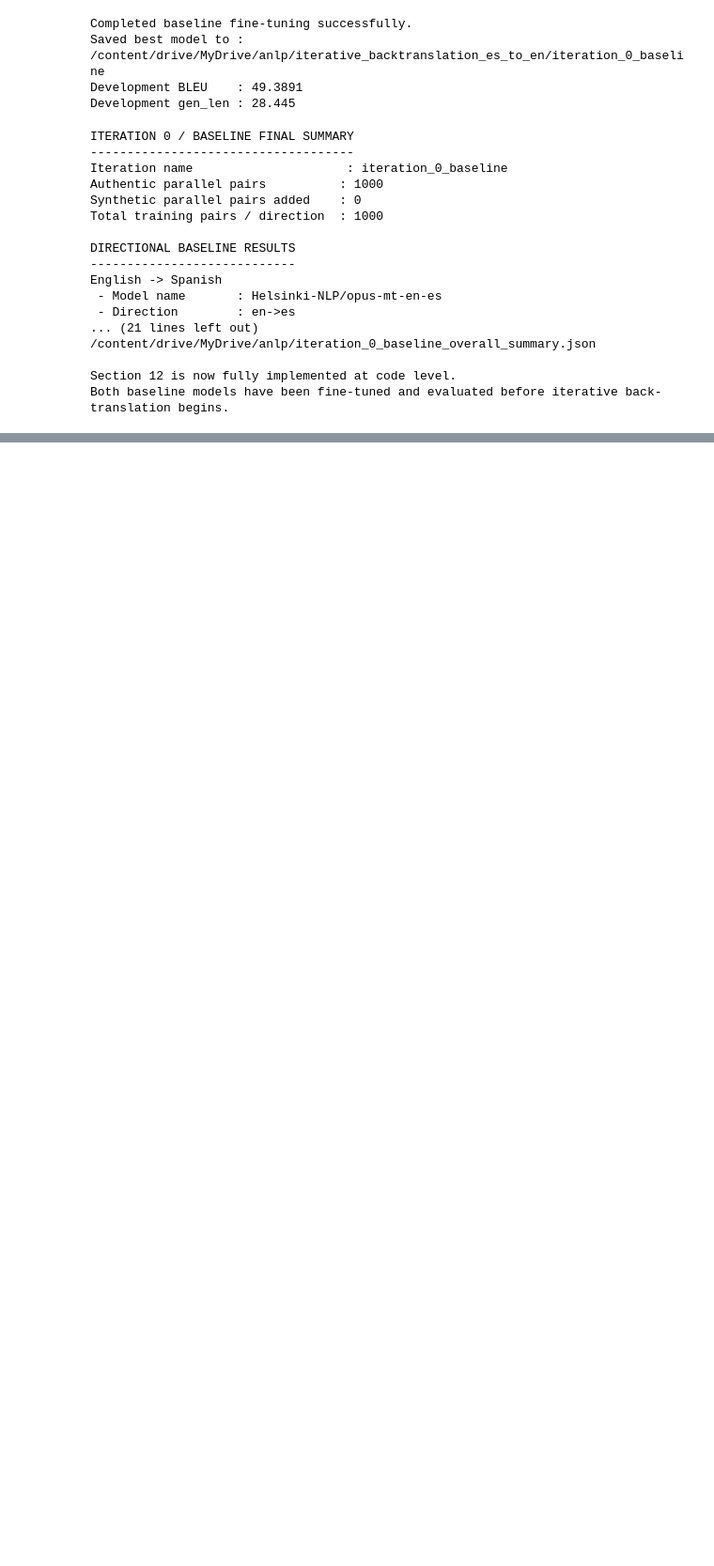
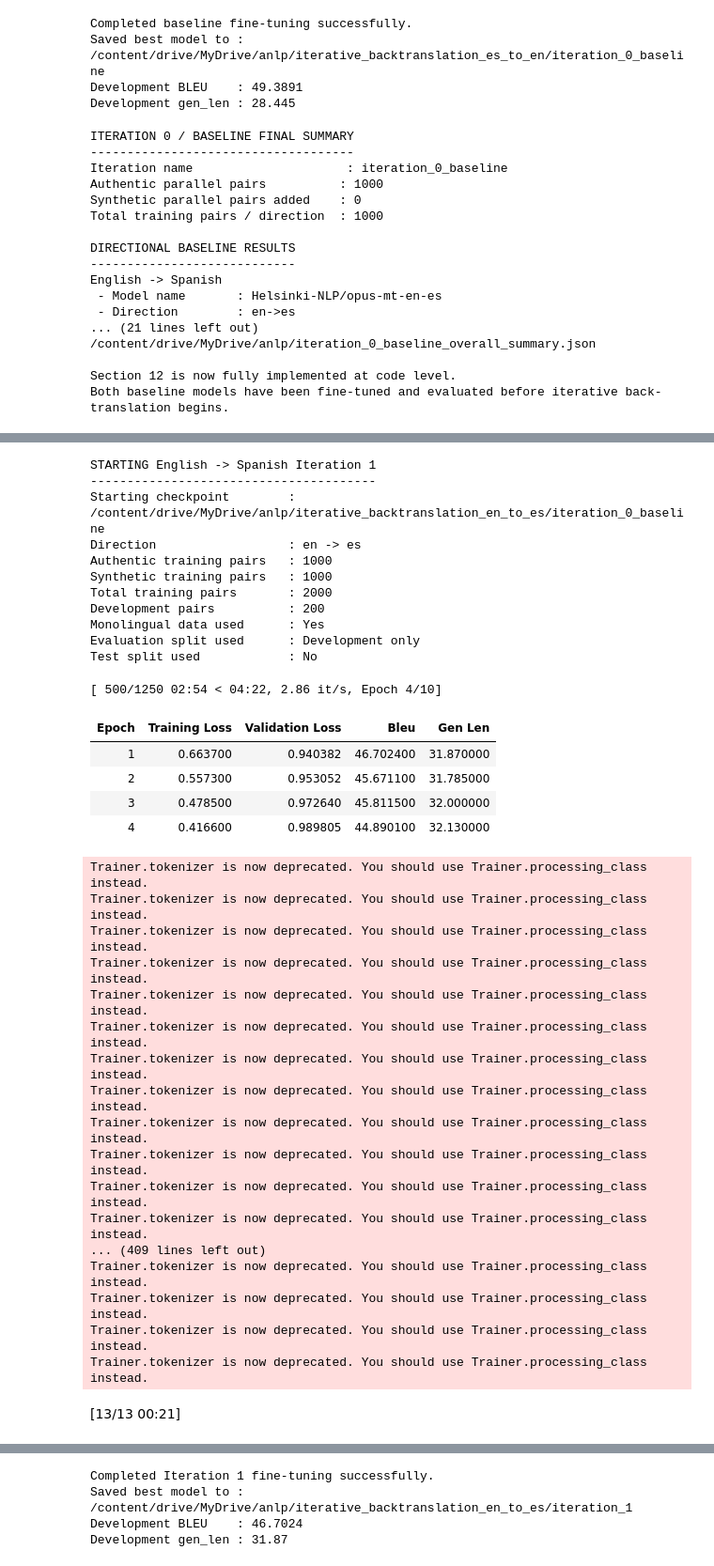
Before and after one commit to cacs2-ua/APLN-Practice2, a Jupyter notebook: true_anlp_mt (1).ipynb, the cells around one changed output, grey strips where cells are left out. Shown at 94% size. Drawn from its saved outputs; the diff is of its cells as text; code cells hidden in the pictures; blank space fills up the shorter version.

```diff
--- a/true_anlp_mt.ipynb
+++ b/true_anlp_mt (1).ipynb
@@ -4028,0 +4593,55 @@ Both baseline models have been fine-tuned and evaluated before iterative back-tr
+# %%
+# =========================
+# CELL 33: FINE-TUNE THE ENGLISH -> SPANISH MODEL FOR ITERATION 1
+# =========================
+
+english_to_spanish_iteration_1_result = fine_tune_directional_model_from_checkpoint(
+    stage_name="English -> Spanish Iteration 1",
+    starting_model_checkpoint_directory=baseline_forward_model_output_directory,
+    directional_tokenizer=english_to_spanish_pretrained_tokenizer,
+    train_parallel_dataset=english_to_spanish_iteration_1_train_dataset,
+    development_parallel_dataset=english_to_spanish_iteration_1_dev_dataset,
+    source_language_code=source_language_code,   # en
+    target_language_code=target_language_code,   # es
+    output_directory=iteration_one_forward_model_output_directory,
+    iteration_name=iteration_one_name,
+    authentic_parallel_pairs_used=parallel_training_size,
+    synthetic_parallel_pairs_added=len(english_to_spanish_iteration_1_synthetic_pairs),
+    max_num_epochs=iteration_one_max_num_epochs,
+)
+# %% [output]
+STARTING English -> Spanish Iteration 1
+---------------------------------------
+Starting checkpoint        : /content/drive/MyDrive/anlp/iterative_backtranslation_en_to_es/iteration_0_baseline
+Direction                  : en -> es
+Authentic training pairs   : 1000
+Synthetic training pairs   : 1000
+Total training pairs       : 2000
+Development pairs          : 200
+Monolingual data used      : Yes
+Evaluation split used      : Development only
+Test split used            : No
+[ 500/1250 02:54 < 04:22, 2.86 it/s, Epoch 4/10]
+| Epoch | Training Loss | Validation Loss | Bleu | Gen Len |
+| 1 | 0.663700 | 0.940382 | 46.702400 | 31.870000 |
+| 2 | 0.557300 | 0.953052 | 45.671100 | 31.785000 |
+| 3 | 0.478500 | 0.972640 | 45.811500 | 32.000000 |
+| 4 | 0.416600 | 0.989805 | 44.890100 | 32.130000 |
+Trainer.tokenizer is now deprecated. You should use Trainer.processing_class instead.
+Trainer.tokenizer is now deprecated. You should use Trainer.processing_class instead.
+Trainer.tokenizer is now deprecated. You should use Trainer.processing_class instead.
+Trainer.tokenizer is now deprecated. You should use Trainer.processing_class instead.
+Trainer.tokenizer is now deprecated. You should use Trainer.processing_class instead.
+Trainer.tokenizer is now deprecated. You should use Trainer.processing_class instead.
+Trainer.tokenizer is now deprecated. You should use Trainer.processing_class instead.
+Trainer.tokenizer is now deprecated. You should use Trainer.processing_class instead.
+Trainer.tokenizer is now deprecated. You should use Trainer.processing_class instead.
+Trainer.tokenizer is now deprecated. You should use Trainer.processing_class instead.
+Trainer.tokenizer is now deprecated. You should use Trainer.processing_class instead.
+Trainer.tokenizer is now deprecated. You should use Trainer.processing_class instead.
+... (409 lines left out)
+Trainer.tokenizer is now deprecated. You should use Trainer.processing_class instead.
+Trainer.tokenizer is now deprecated. You should use Trainer.processing_class instead.
+Trainer.tokenizer is now deprecated. You should use Trainer.processing_class instead.
+Trainer.tokenizer is now deprecated. You should use Trainer.processing_class instead.
+[13/13 00:21]
@@ -4028,0 +4665,4 @@ Both baseline models have been fine-tuned and evaluated before iterative back-tr
+Completed Iteration 1 fine-tuning successfully.
+Saved best model to : /content/drive/MyDrive/anlp/iterative_backtranslation_en_to_es/iteration_1
+Development BLEU    : 46.7024
+Development gen_len : 31.87
```
Also changed, not shown: parts of 7 cells of this notebook.
